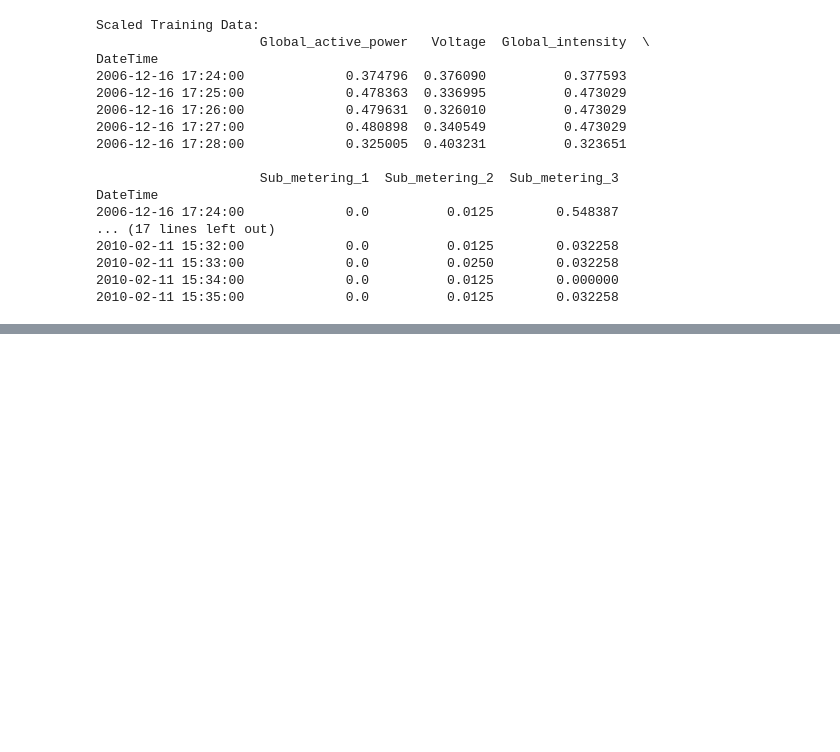
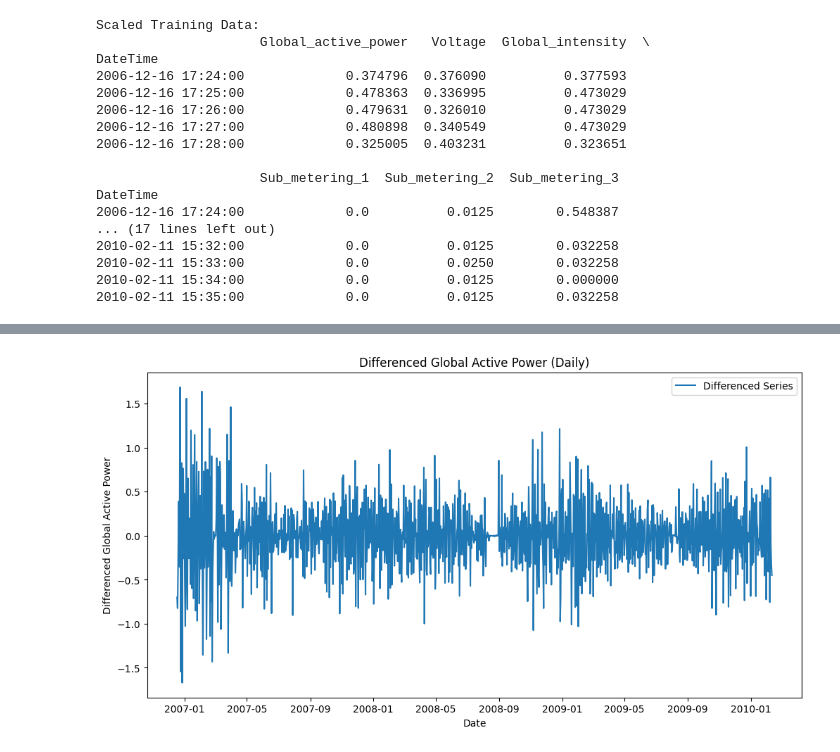
Before and after one commit to 1shChheda/Energy-Forecasting-Project, a Jupyter notebook: notebooks/modeling.ipynb, the cells around one changed output, grey strips where cells are left out. Drawn from its saved outputs; the diff is of its cells as text; code cells hidden in the pictures; blank space fills up the shorter version.

```diff
--- a/notebooks/modeling.ipynb
+++ b/notebooks/modeling.ipynb
@@ -66,0 +110,22 @@ DateTime
+# %%
+# So, I am downsampling to daily frequency
+train_daily = train['Global_active_power'].resample('D').mean()
+test_daily = test['Global_active_power'].resample('D').mean()
+
+# drop NaN values after resampling
+train_daily = train_daily.dropna()
+test_daily = test_daily.dropna()
+# %%
+# Instead of the ADF test (which still uses too much memory), I am directly applying first-order differencing to make the series stationary
+train_diff = train_daily.diff().dropna()
+
+# plotting the differenced data to visually check for stationarity
+plt.figure(figsize=(12, 6))
+plt.plot(train_diff, label="Differenced Series")
+plt.title("Differenced Global Active Power (Daily)")
+plt.xlabel("Date")
+plt.ylabel("Differenced Global Active Power")
+plt.legend()
+plt.show()
+# %% [output]
+[figure, added]
```
Also changed, not shown: parts of 11 cells of this notebook.
